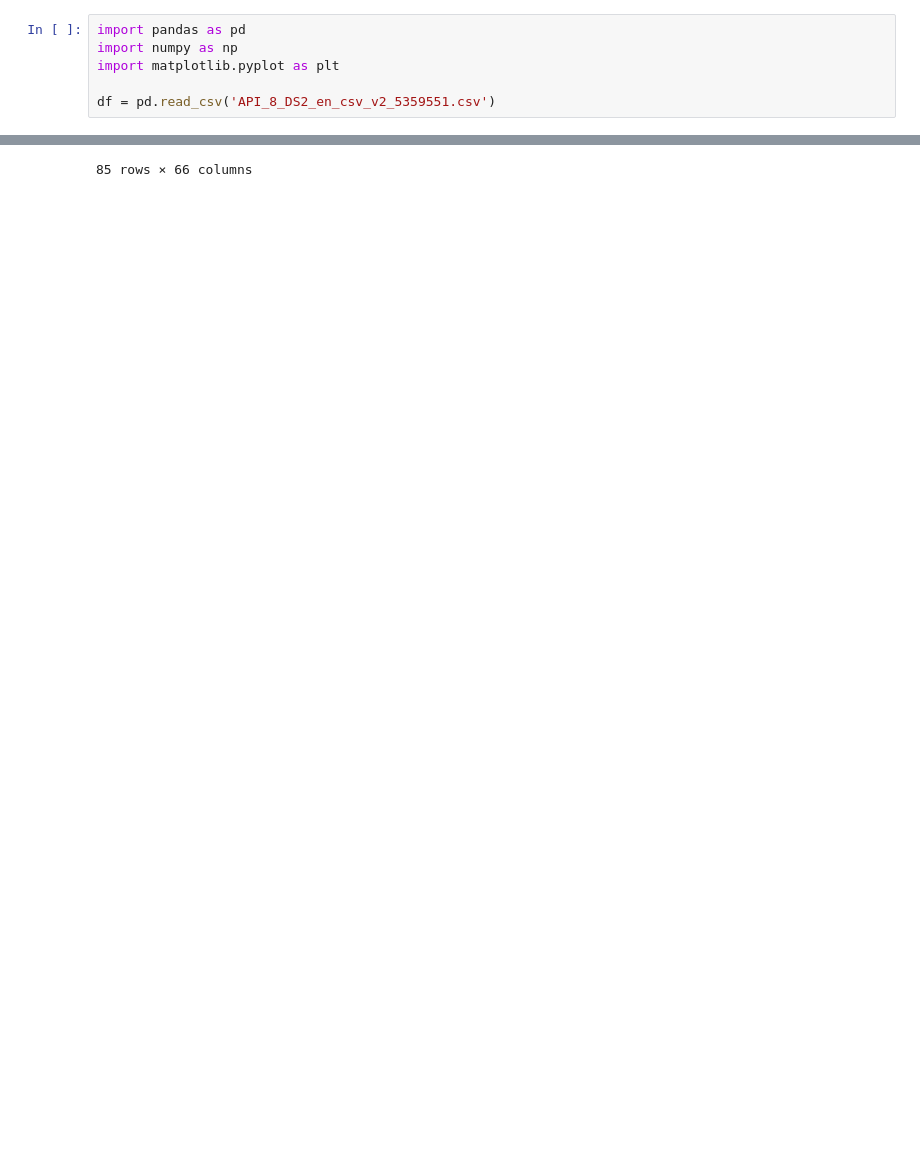
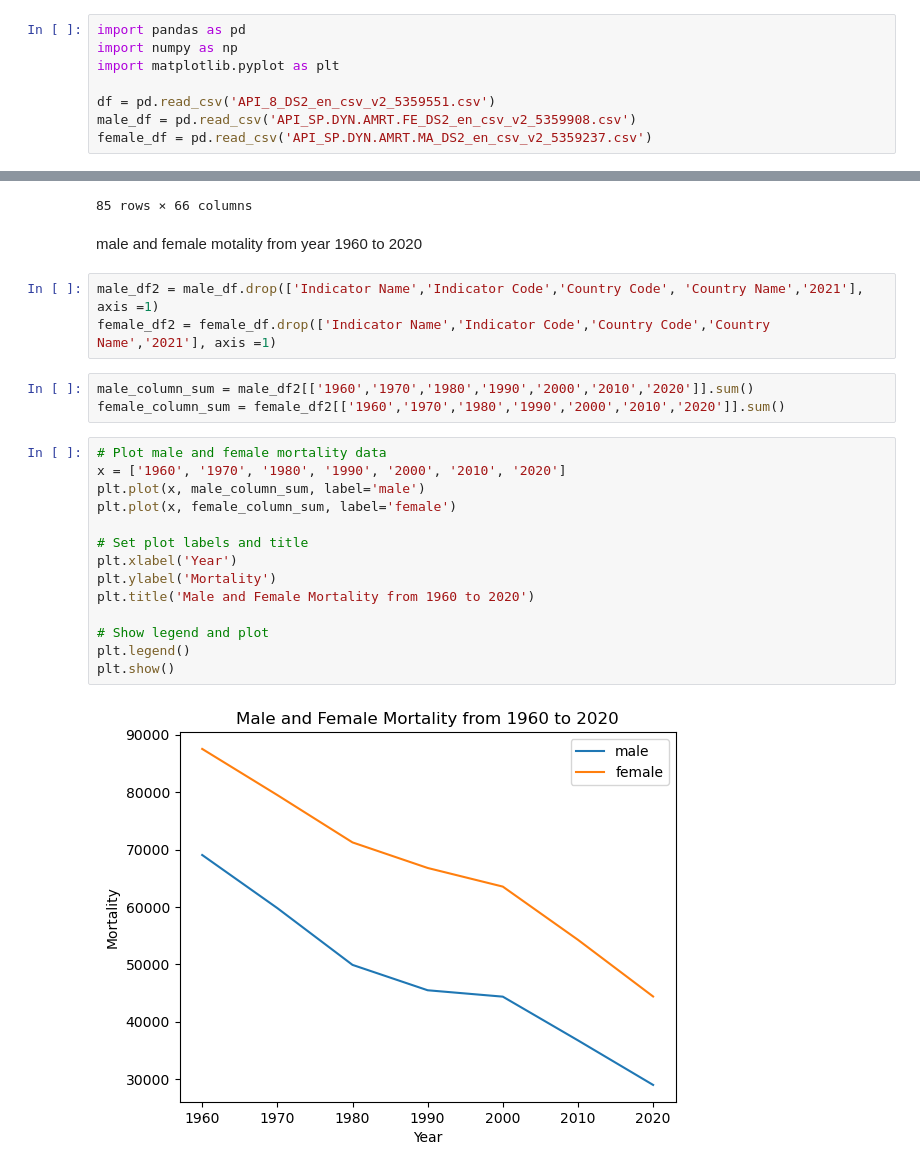
Before and after one commit to abrahamsj/Pandas, a Jupyter notebook: Week8_GroupWork.ipynb, the cells around one changed output, grey strips where cells are left out. Drawn from its saved outputs; the diff is of its cells as text; blank space fills up the shorter version.

Commit message:
graph added

```diff
--- a/Week8_GroupWork.ipynb
+++ b/Week8_GroupWork.ipynb
@@ -4,6 +4,8 @@ import numpy as np
 import matplotlib.pyplot as plt
 
 df = pd.read_csv('API_8_DS2_en_csv_v2_5359551.csv')
+male_df = pd.read_csv('API_SP.DYN.AMRT.FE_DS2_en_csv_v2_5359908.csv')
+female_df = pd.read_csv('API_SP.DYN.AMRT.MA_DS2_en_csv_v2_5359237.csv')
 # %% [markdown]
 ### To answer:
 
@@ -69,3 +71,27 @@ df_filtered1
 | 64241 | United States | USA | Number of under-five deaths | SH.DTH.MORT | 1.193020e+05 | 1.174670e+05 | 1.145200e+05 | 110585.0 | ... |
 | 64243 | United States | USA | Number of infant deaths | SH.DTH.IMRT | 1.028930e+05 | 1.011980e+05 | 9.847300e+04 | 94810.0 | ... |
 85 rows × 66 columns
+# %% [markdown]
+male and female motality from year 1960 to 2020
+# %%
+male_df2 = male_df.drop(['Indicator Name','Indicator Code','Country Code', 'Country Name','2021'], axis =1)
+female_df2 = female_df.drop(['Indicator Name','Indicator Code','Country Code','Country Name','2021'], axis =1)
+# %%
+male_column_sum = male_df2[['1960','1970','1980','1990','2000','2010','2020']].sum()
+female_column_sum = female_df2[['1960','1970','1980','1990','2000','2010','2020']].sum()
+# %%
+# Plot male and female mortality data
+x = ['1960', '1970', '1980', '1990', '2000', '2010', '2020']
+plt.plot(x, male_column_sum, label='male')
+plt.plot(x, female_column_sum, label='female')
+
+# Set plot labels and title
+plt.xlabel('Year')
+plt.ylabel('Mortality')
+plt.title('Male and Female Mortality from 1960 to 2020')
+
+# Show legend and plot
+plt.legend()
+plt.show()
+# %% [output]
+[figure, added]
```
Also changed, not shown: 2 other files.
